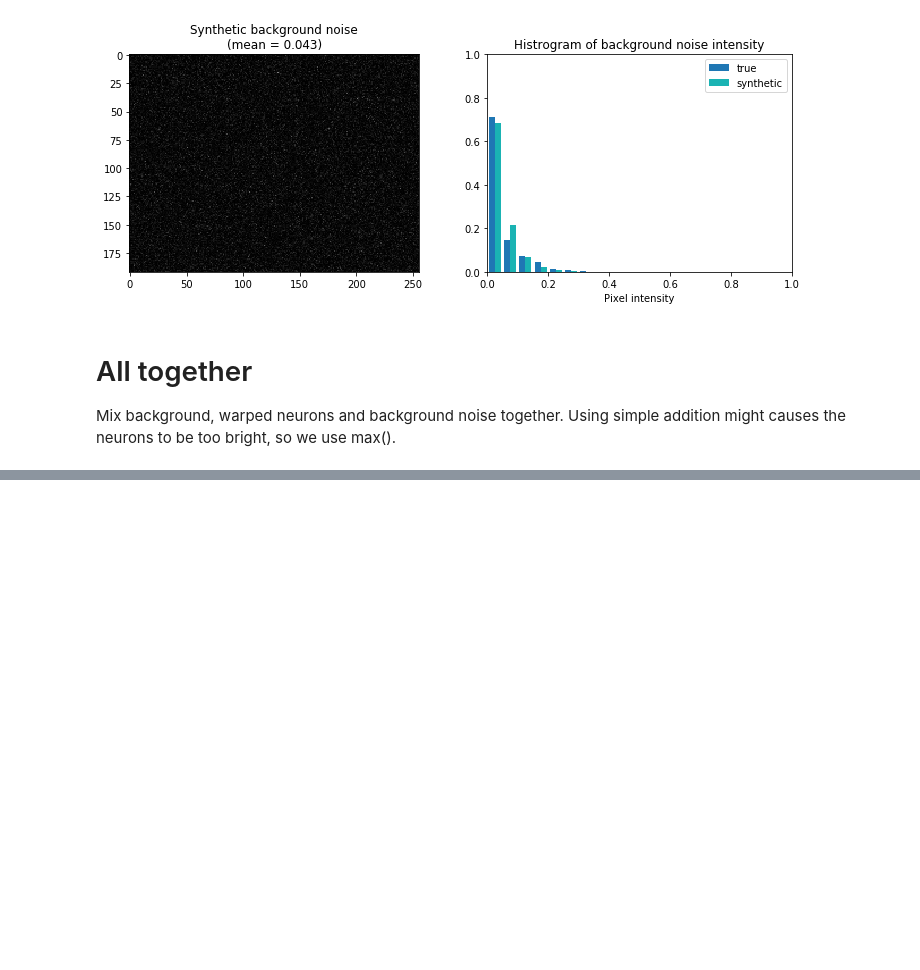
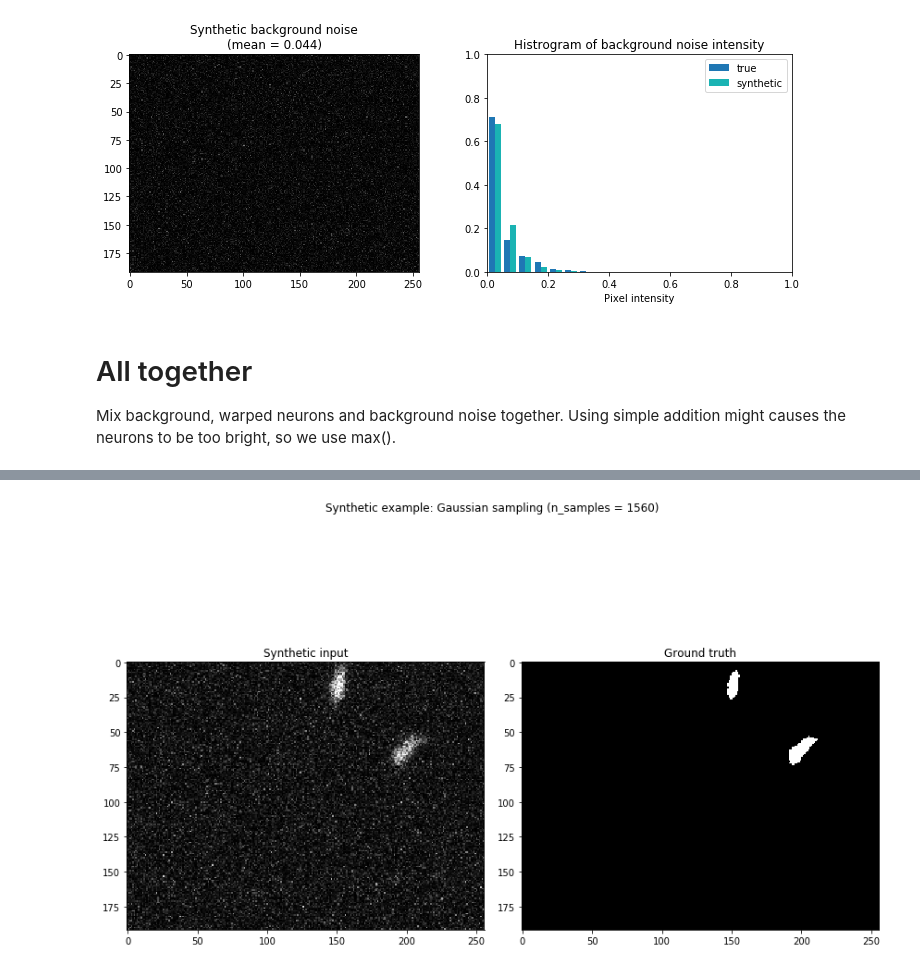
Before and after one commit to ntalabot/ROI_detection, a Jupyter notebook: synthetic_data/synthetic_tests.ipynb, the cells around one changed output, grey strips where cells are left out. Saved outputs shown, nothing was run; the diff lists cells and outputs as text; code cells hidden in the pictures; blank space fills up the shorter version.

Commit message:
Newer synthetic data

```diff
--- a/synthetic_data/synthetic_tests.ipynb
+++ b/synthetic_data/synthetic_tests.ipynb
@@ -741,7 +747,7 @@ plt.plot([np.sum(p_bkg * np.arange(256) / 255), np.sum(p_bkg * np.arange(256) /
 # %%
 bkg = np.zeros(shape, dtype=np.float32)
 
-noise_mean = np.random.normal(loc=np.sum(p_bkg * np.arange(256) / 255), scale=0.01)
+noise_mean = np.random.normal(loc=np.sum(p_bkg * np.arange(256) / 255), scale=0.005)
 noise = np.random.exponential(scale=noise_mean, size=shape)
 
 noise_hist = plt.hist(noise.ravel(), align="mid", bins=new_bins, weights=np.ones(noise.size) / noise.size)[0]
@@ -785,0 +793,16 @@ plt.show()
+# %%
+# Test random saturations
+img_display = np.stack([bkg, wrp_neurons_weight, noise], axis=0).max(axis=0).clip(0,0.5)
+
+plt.figure(figsize=(12,9))
+plt.suptitle("Synthetic example: Gaussian sampling (n_samples = %d)" % n_samples)
+plt.subplot(121)
+plt.title("Synthetic input")
+plt.imshow(img_display, cmap='gray')
+plt.subplot(122)
+plt.title("Ground truth")
+plt.imshow(wrp_segs, cmap='gray')
+plt.tight_layout(rect=[0, 0.03, 1, 0.95])
+plt.show()
+# %% [output]
+[figure, added]
```
Also changed, not shown: parts of 9 cells of this notebook, 4 other files.
